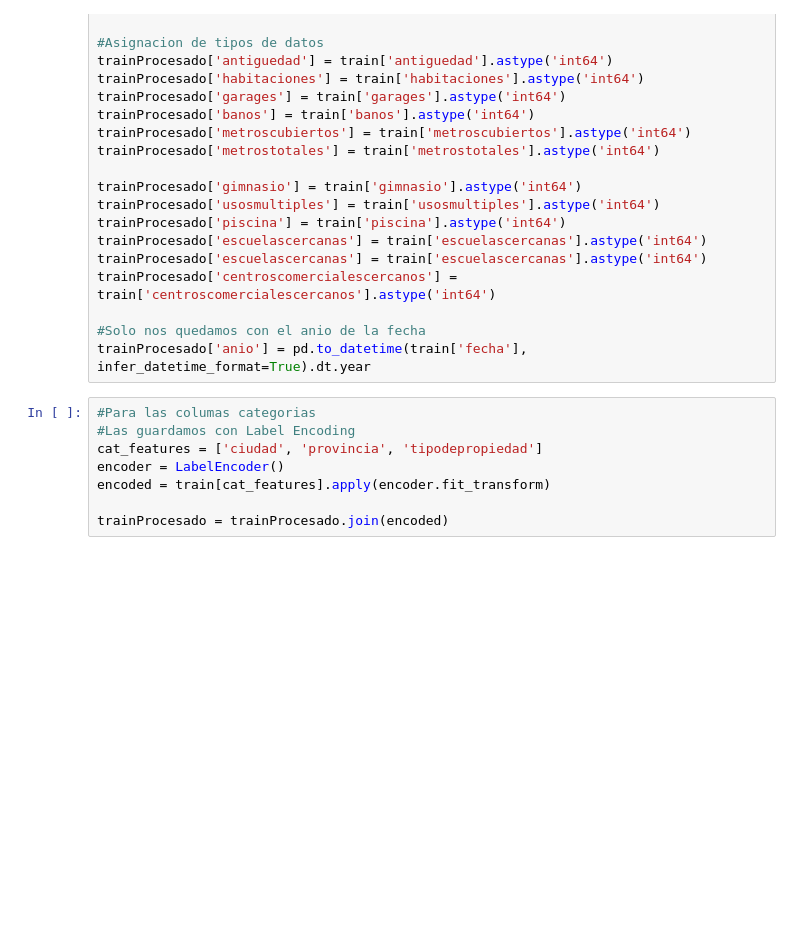
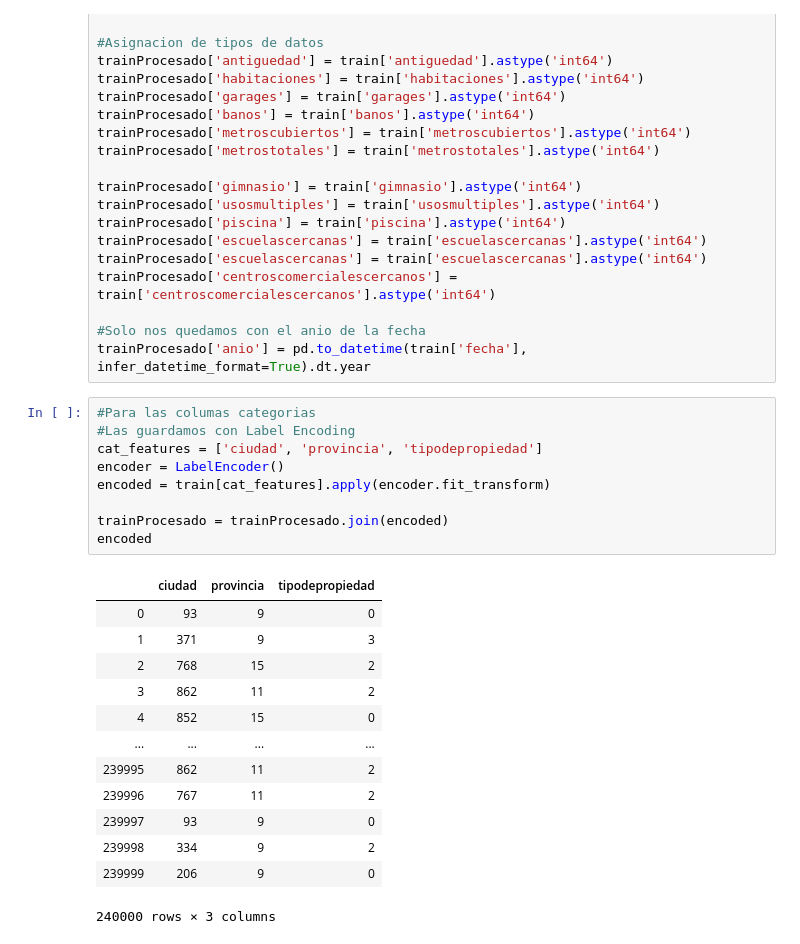
Before and after one commit to patopizzini/Organizacion_Datos_2C2019, a Jupyter notebook: TP2/TP2 JM generacion datos.ipynb, the cells around one changed output. Drawn from its saved outputs; the diff is of its cells as text; blank space fills up the shorter version.

```diff
--- a/TP2/TP2 JM generacion datos.ipynb
+++ b/TP2/TP2 JM generacion datos.ipynb
@@ -253,11 +232,26 @@ trainProcesado['anio'] = pd.to_datetime(train['fecha'], infer_datetime_format=Tr
 # %%
 #Para las columas categorias
 #Las guardamos con Label Encoding
 cat_features = ['ciudad', 'provincia', 'tipodepropiedad']
 encoder = LabelEncoder()
 encoded = train[cat_features].apply(encoder.fit_transform)
 
 trainProcesado = trainProcesado.join(encoded)
+encoded
+# %% [output]
+|  | ciudad | provincia | tipodepropiedad |
+| 0 | 93 | 9 | 0 |
+| 1 | 371 | 9 | 3 |
+| 2 | 768 | 15 | 2 |
+| 3 | 862 | 11 | 2 |
+| 4 | 852 | 15 | 0 |
+| ... | ... | ... | ... |
+| 239995 | 862 | 11 | 2 |
+| 239996 | 767 | 11 | 2 |
+| 239997 | 93 | 9 | 0 |
+| 239998 | 334 | 9 | 2 |
+| 239999 | 206 | 9 | 0 |
+240000 rows × 3 columns
 # %%
 #Como seria con One hot encoding
 one_hot_enc = ce.OneHotEncoder()
```
Also changed, not shown: parts of 15 cells of this notebook, 5 other files.
